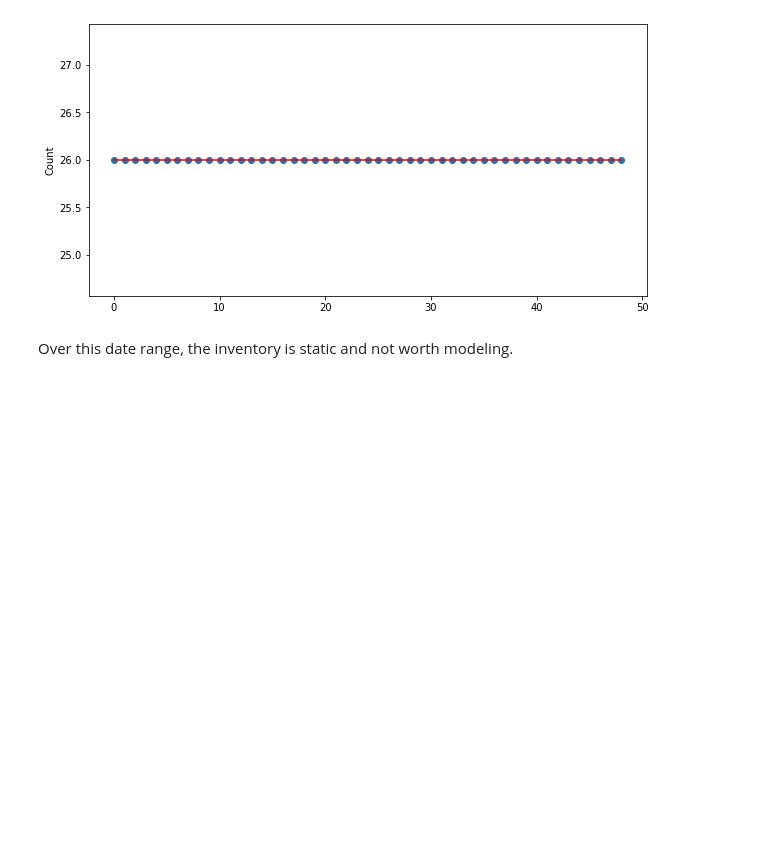
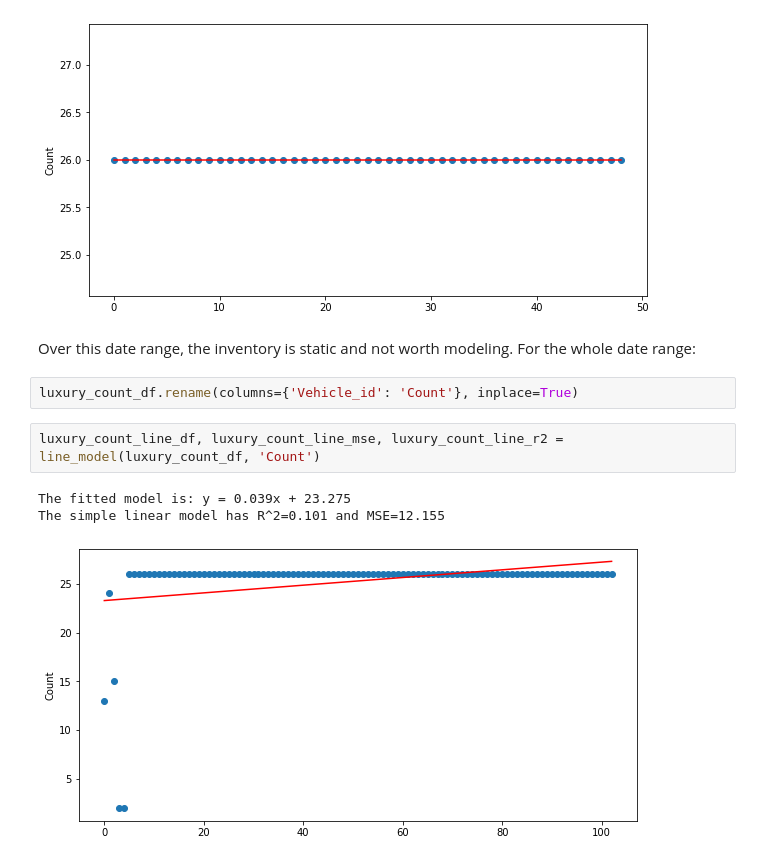
Before and after one commit to JADukeAIPI/AIPIProject, a Jupyter notebook: EDA_and_modeling.ipynb, the cells around one changed output. Saved outputs shown, nothing was run; the diff lists cells and outputs as text; blank space fills up the shorter version.

Commit message:
added inventory luxury

```diff
--- a/EDA_and_modeling.ipynb
+++ b/EDA_and_modeling.ipynb
@@ -783,4 +764,12 @@ The fitted model is: y = 0.000x + 26.000
 The simple linear model has R^2=nan and MSE=0.000
 [figure]
 # %% [markdown]
-Over this date range, the inventory is static and not worth modeling.
+Over this date range, the inventory is static and not worth modeling. For the whole date range:
+# %%
+luxury_count_df.rename(columns={'Vehicle_id': 'Count'}, inplace=True)
+# %%
+luxury_count_line_df, luxury_count_line_mse, luxury_count_line_r2 = line_model(luxury_count_df, 'Count')
+# %% [output]
+The fitted model is: y = 0.039x + 23.275
+The simple linear model has R^2=0.101 and MSE=12.155
+[figure, added]
```
Also changed, not shown: parts of 2 cells of this notebook.
